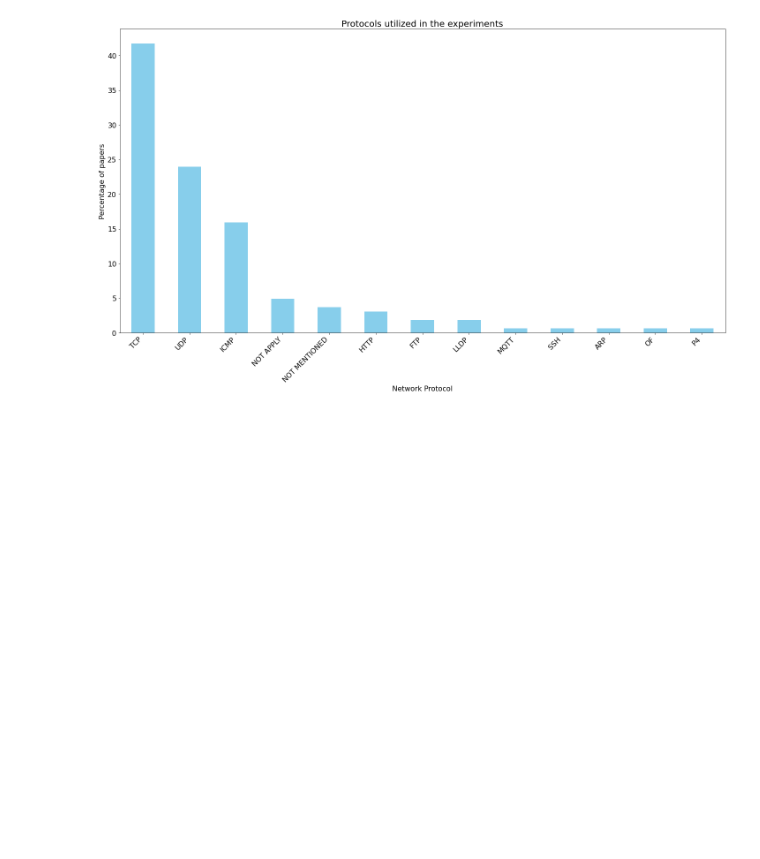
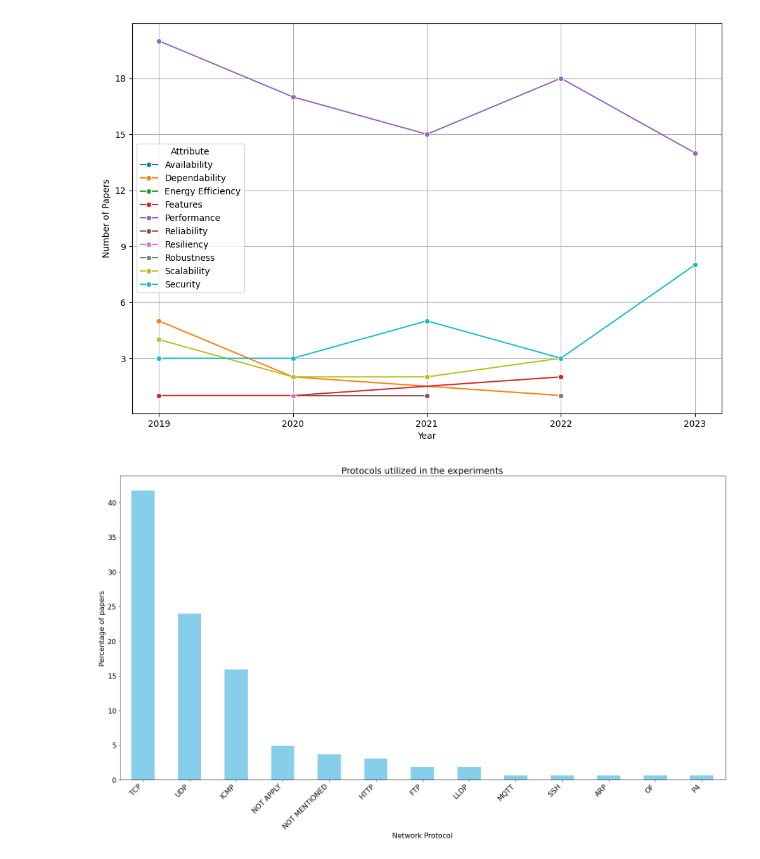
Before and after one commit to sandinojardim/sysrev-sdn-bm, a Jupyter notebook: final/Data_Extraction.ipynb, the cells around one changed output. Drawn from its saved outputs; the diff is of its cells as text; code cells hidden in the pictures; blank space fills up the shorter version.

Commit message:
more charts

```diff
--- a/final/Data_Extraction.ipynb
+++ b/final/Data_Extraction.ipynb
@@ -74,6 +76,32 @@ df['Fairness'] = df.apply(lambda row: 3 if row['Ctrl_concern']+row['Setup_concer
 
 df['Final Score'] = df.apply(lambda row: row['Relevance']+row['Representativeness']+row['Repeatability']+row['Portability']+row['Usability']+row['Fairness'], axis=1)
 df_final_score = df.sort_values(by='Final Score', ascending=False)
+# %%
+# Flatten the lists in the 'Attribute' column into separate rows
+df_flat = df.explode('Attribute')
+
+# Grouping the DataFrame by 'Attribute' and 'Year' and counting the number of papers
+paper_counts = df_flat.groupby(['Attribute', 'Year']).size().reset_index(name='Count')
+
+# Plotting the line chart
+plt.figure(figsize=(12, 8))
+sns.lineplot(data=paper_counts, x='Year', y='Count', hue='Attribute', marker='o')
+
+# Adding labels and title
+plt.xlabel('Year')
+plt.ylabel('Number of Papers')
+#plt.title('Number of Papers for Each Attribute Over the Years')
+
+# Set integer formatting for x-axis and y-axis ticks
+plt.gca().xaxis.set_major_locator(ticker.MaxNLocator(integer=True))
+plt.gca().yaxis.set_major_locator(ticker.MaxNLocator(integer=True))
+
+# Displaying the chart
+plt.legend(title='Attribute')
+plt.grid(True)
+plt.show()
+# %% [output]
+[figure, added]
 # %%
 def plot_attribute_percentage(df, column_name,title,xlabel):
     df[column_name] = df[column_name].apply(lambda x: [item.upper() for item in x])
```
Also changed, not shown: parts of 5 cells of this notebook.
